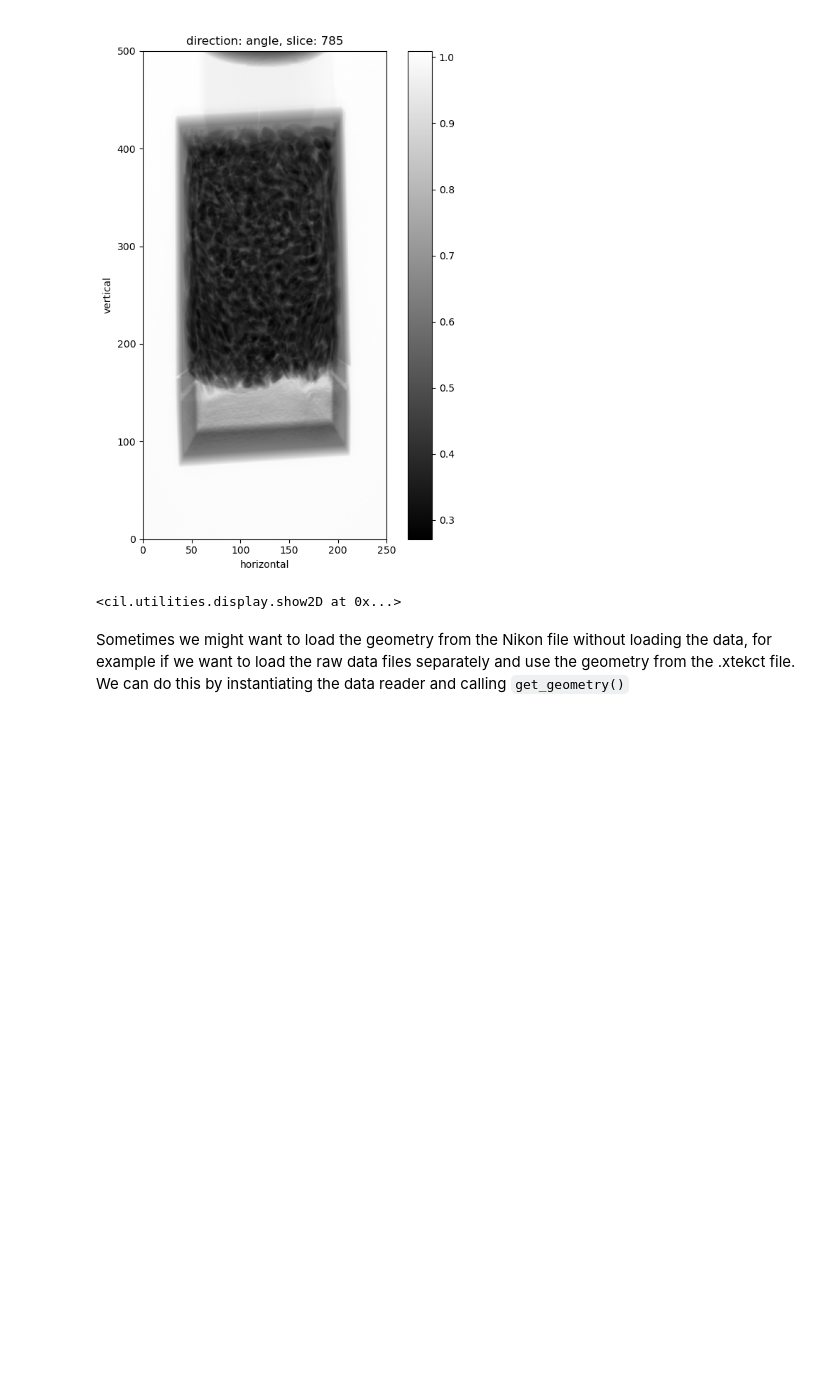
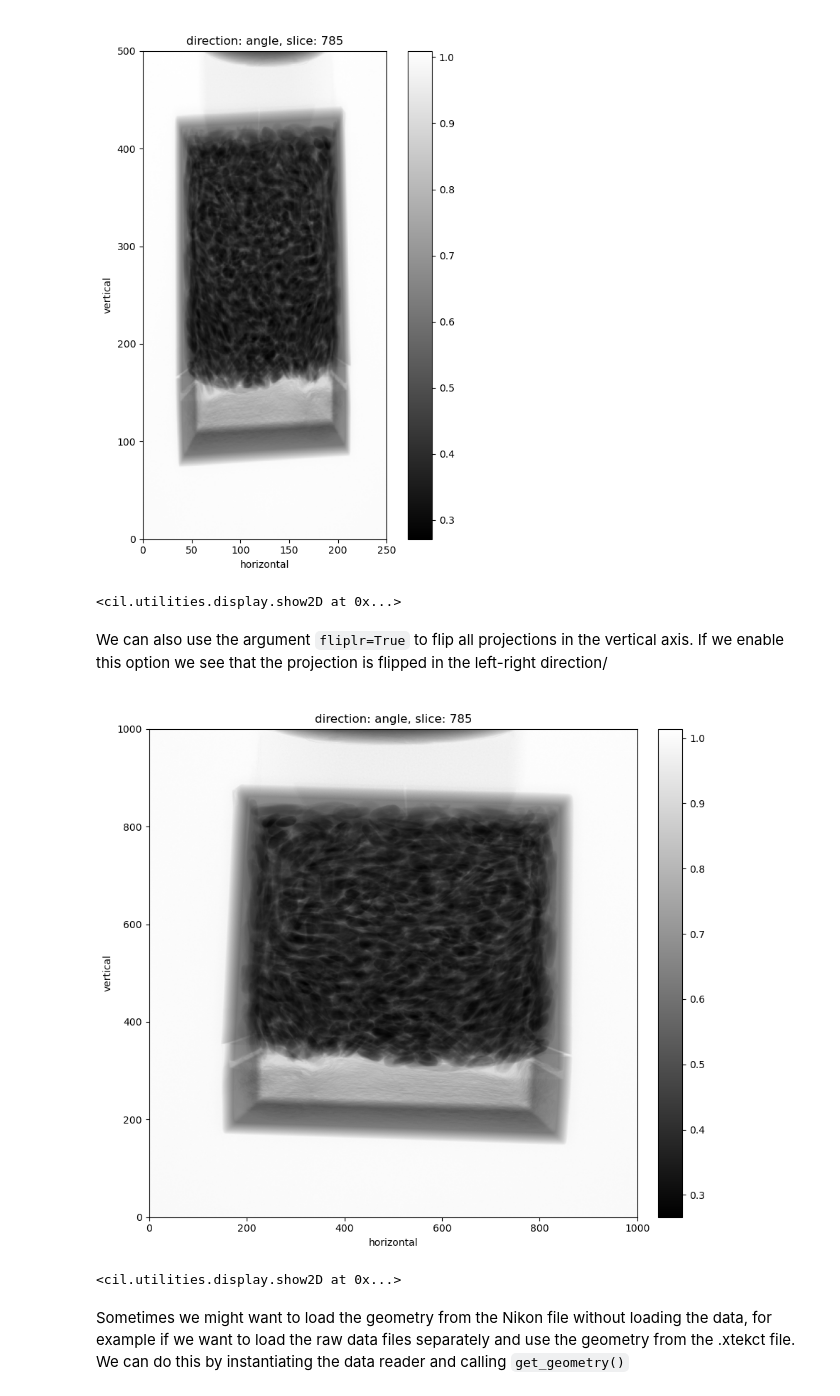
Before and after one commit to TomographicImaging/CIL-Demos, a Jupyter notebook: how-to/1_Read_and_visualise/NikonDataReader.ipynb, the cells around one changed output. Drawn from its saved outputs; the diff is of its cells as text; code cells hidden in the pictures; blank space fills up the shorter version.

Commit message:
Add fliplr

```diff
--- a/how-to/1_Read_and_visualise/NikonDataReader.ipynb
+++ b/how-to/1_Read_and_visualise/NikonDataReader.ipynb
@@ -92,6 +92,15 @@ show2D(data)
 # %% [output]
 [figure]
 <cil.utilities.display.show2D at 0x...>
+# %% [markdown]
+We can also use the argument `fliplr=True` to flip all projections in the vertical axis. If we enable this option we see that the projection is flipped in the left-right direction/
+# %%
+data_reader = NikonDataReader(file_name=file_name, fliplr=True)
+data = data_reader.read()
+show2D(data)
+# %% [output]
+[figure, added]
+<cil.utilities.display.show2D at 0x...>
 # %% [markdown]
 Sometimes we might want to load the geometry from the Nikon file without loading the data, for example if we want to load the raw data files separately and use the geometry from the .xtekct file. We can do this by instantiating the data reader and calling `get_geometry()`
 # %%
```
